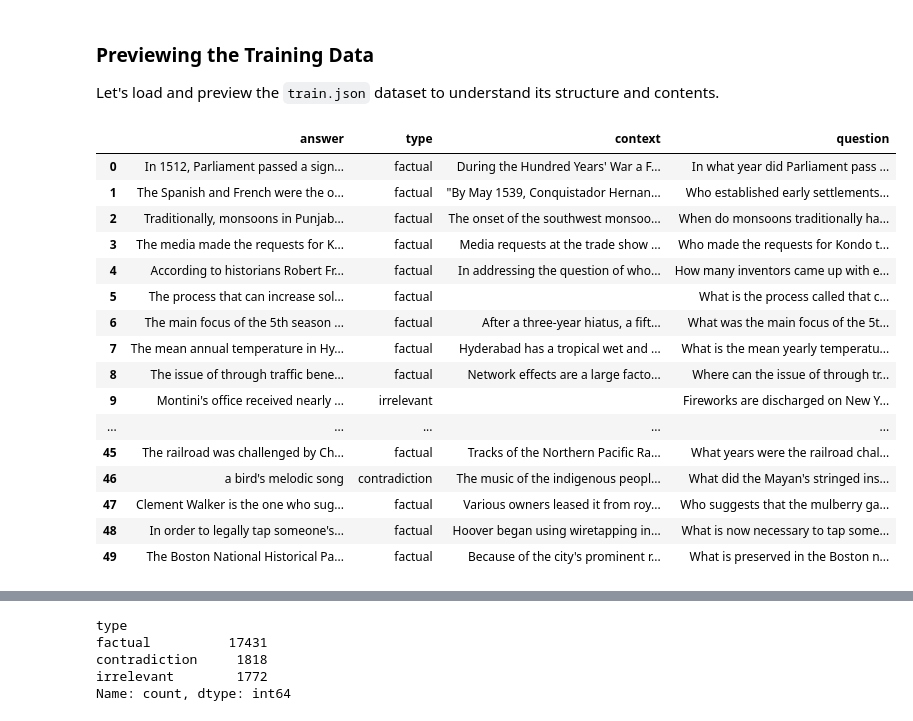
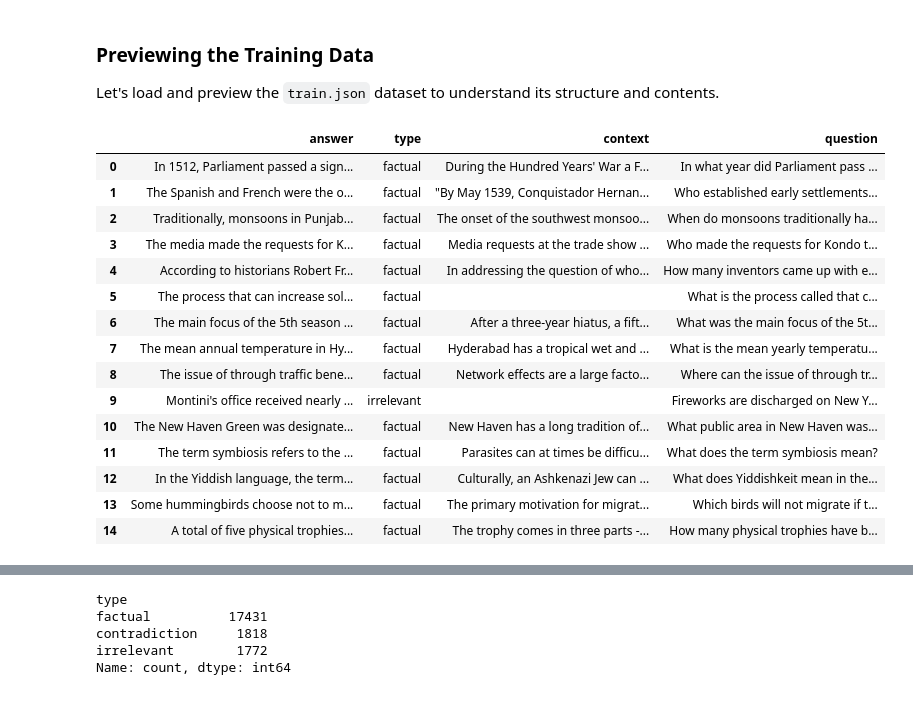
Before and after one commit to khornyik/Random_Projects, a Jupyter notebook: Data4Good2025/notebook.ipynb, the cells around one changed output, grey strips where cells are left out. Saved outputs shown, nothing was run; the diff lists cells and outputs as text; code cells hidden in the pictures.

```diff
--- a/Data4Good2025/notebook.ipynb
+++ b/Data4Good2025/notebook.ipynb
@@ -36,35 +36,34 @@ Let's load and preview the `train.json` dataset to understand its structure and
 # %%
 import pandas as pd
 import json
 
 # Load the train.json file
 train_data_path = "data/train.json"
 with open(train_data_path, 'r', encoding='utf-8') as f:
     train_data = json.load(f)
 
 # Convert to DataFrame
 train_df = pd.DataFrame(train_data)
 
 # Show the first 50 rows
-train_df.head(50)
+train_df.head(15)
 # %% [output]
 |  | answer | type | context | question |
 | 0 | In 1512, Parliament passed a sign... | factual | During the Hundred Years' War a F... | In what year did Parliament pass ... |
 | 1 | The Spanish and French were the o... | factual | "By May 1539, Conquistador Hernan... | Who established early settlements... |
 | 2 | Traditionally, monsoons in Punjab... | factual | The onset of the southwest monsoo... | When do monsoons traditionally ha... |
 | 3 | The media made the requests for K... | factual | Media requests at the trade show ... | Who made the requests for Kondo t... |
 | 4 | According to historians Robert Fr... | factual | In addressing the question of who... | How many inventors came up with e... |
 | 5 | The process that can increase sol... | factual |  | What is the process called that c... |
 | 6 | The main focus of the 5th season ... | factual | After a three-year hiatus, a fift... | What was the main focus of the 5t... |
 | 7 | The mean annual temperature in Hy... | factual | Hyderabad has a tropical wet and ... | What is the mean yearly temperatu... |
 | 8 | The issue of through traffic bene... | factual | Network effects are a large facto... | Where can the issue of through tr... |
 | 9 | Montini's office received nearly ... | irrelevant |  | Fireworks are discharged on New Y... |
-| ... | ... | ... | ... | ... |
-| 45 | The railroad was challenged by Ch... | factual | Tracks of the Northern Pacific Ra... | What years were the railroad chal... |
-| 46 | a bird's melodic song | contradiction | The music of the indigenous peopl... | What did the Mayan's stringed ins... |
-| 47 | Clement Walker is the one who sug... | factual | Various owners leased it from roy... | Who suggests that the mulberry ga... |
-| 48 | In order to legally tap someone's... | factual | Hoover began using wiretapping in... | What is now necessary to tap some... |
-| 49 | The Boston National Historical Pa... | factual | Because of the city's prominent r... | What is preserved in the Boston n... |
+| 10 | The New Haven Green was designate... | factual | New Haven has a long tradition of... | What public area in New Haven was... |
+| 11 | The term symbiosis refers to the ... | factual | Parasites can at times be difficu... | What does the term symbiosis mean? |
+| 12 | In the Yiddish language, the term... | factual | Culturally, an Ashkenazi Jew can ... | What does Yiddishkeit mean in the... |
+| 13 | Some hummingbirds choose not to m... | factual | The primary motivation for migrat... | Which birds will not migrate if t... |
+| 14 | A total of five physical trophies... | factual | The trophy comes in three parts -... | How many physical trophies have b... |
 # %%
 # Load the train.json file
 test_data_path = "data/test.json"
```
Also changed, not shown: parts of 13 cells of this notebook.
